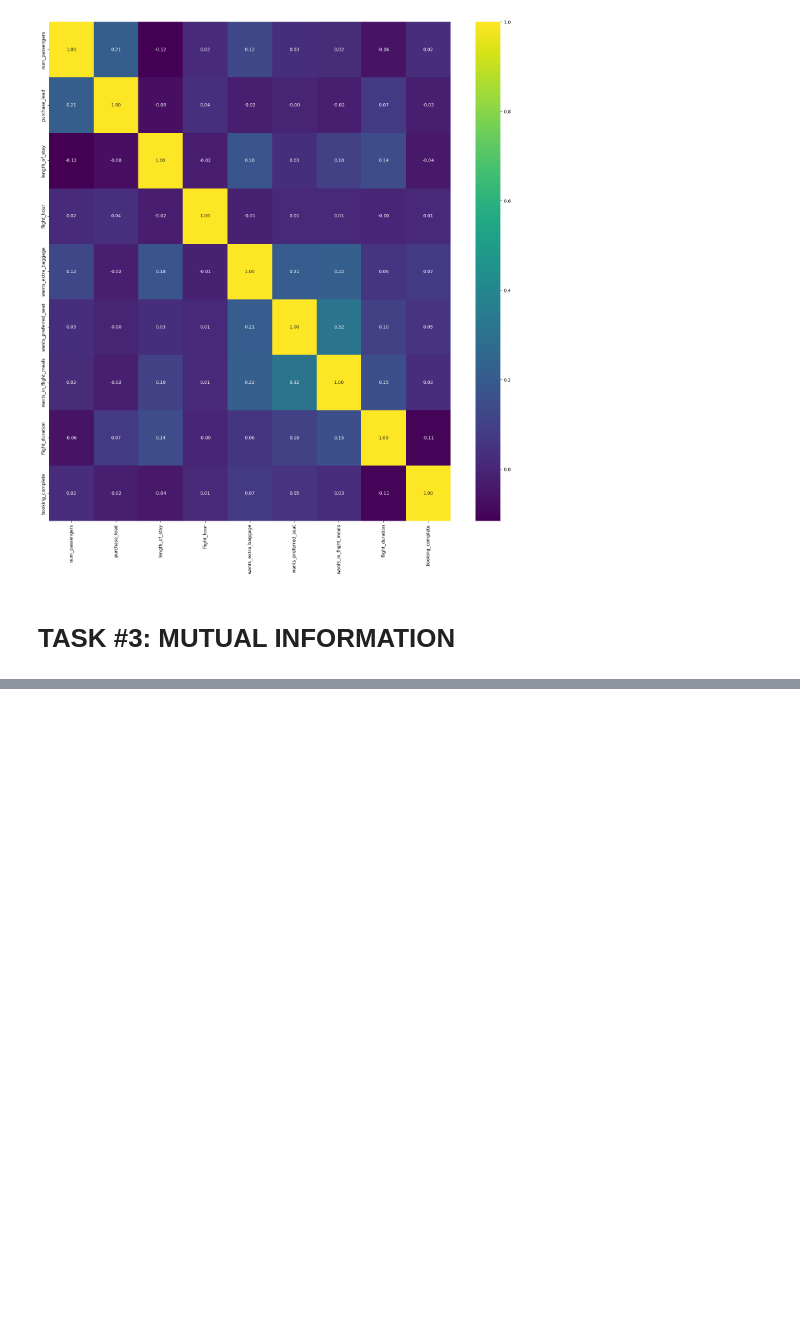
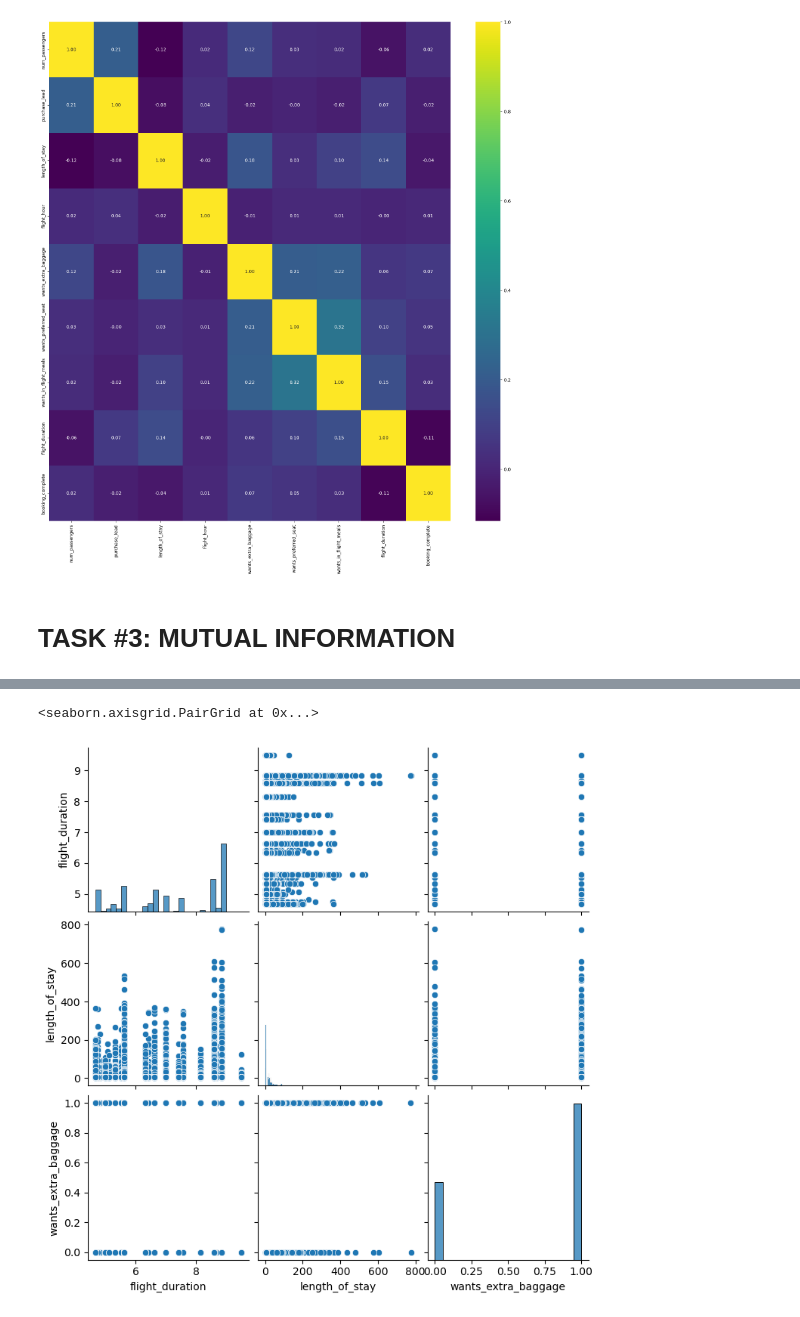
Before and after one commit to ranjansinghds/British-Airways-Job-Simulation, a Jupyter notebook: British_Airways_Task2.ipynb, the cells around one changed output, grey strips where cells are left out. Drawn from its saved outputs; the diff is of its cells as text; code cells hidden in the pictures; blank space fills up the shorter version.

```diff
--- a/British_Airways_Task2.ipynb
+++ b/British_Airways_Task2.ipynb
@@ -131,0 +192,5 @@ sns.heatmap(correlations, annot=True, cmap='viridis', fmt='.2f') # fmt='.2f' Lim
+# %%
+sns.pairplot(customer_booking_df[['route', 'booking_origin','flight_duration','length_of_stay','wants_extra_baggage']])
+# %% [output]
+<seaborn.axisgrid.PairGrid at 0x...>
+[figure, added]
```
Also changed, not shown: parts of 4 cells of this notebook.
